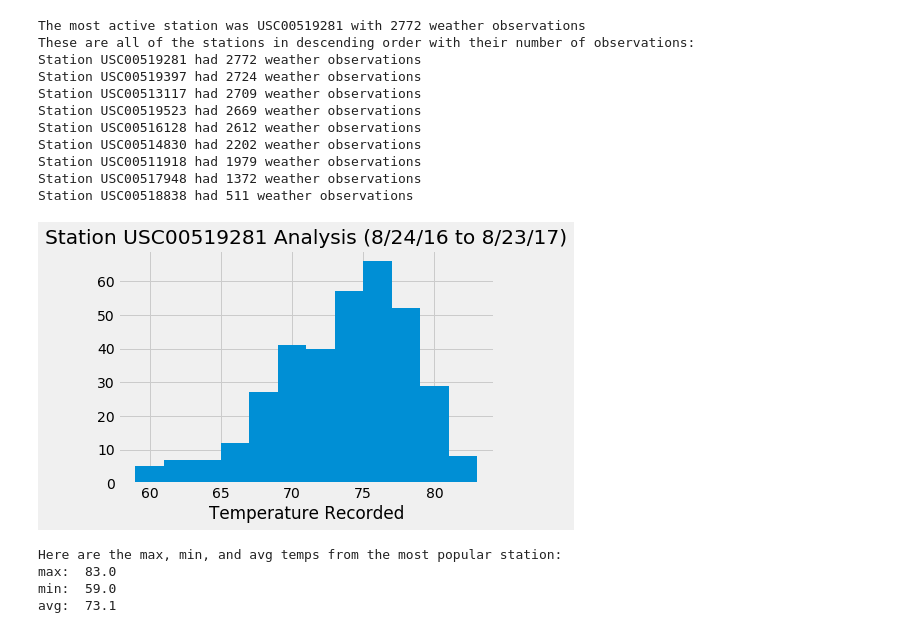
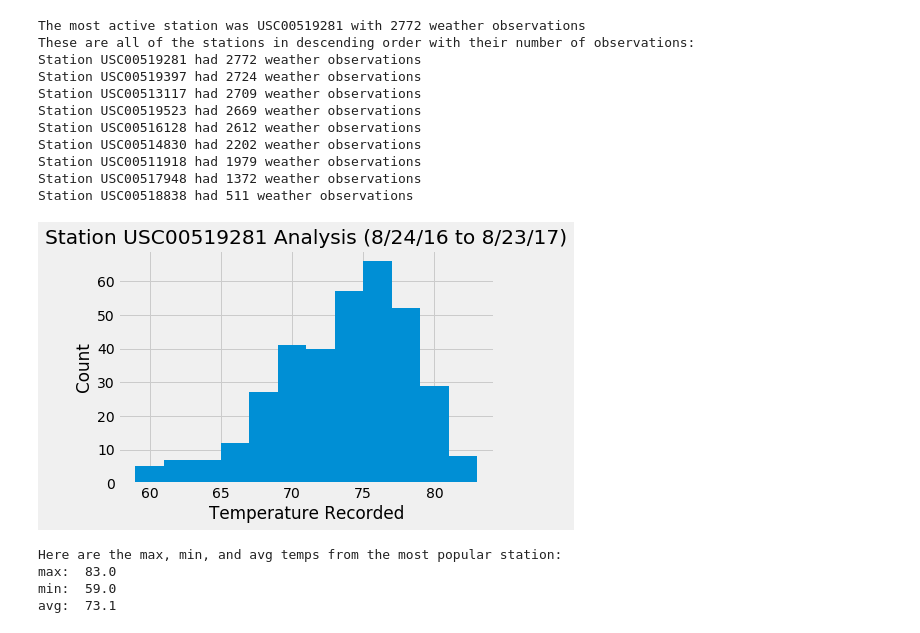
Before and after one commit to jakehollander97/sqlalchemy-challenge, a Jupyter notebook: climate_full.ipynb, the cells around one changed output. Cells and saved outputs as stored; diff of their text form; code cells hidden in the pictures.

```diff
--- a/climate_full.ipynb
+++ b/climate_full.ipynb
@@ -170,12 +170,13 @@ temp = session.query(Measurements.station, Measurements.date, Measurements.tobs)
 # %%
 temp_df = pd.DataFrame(temp)
 plt.hist(temp_df['tobs'], 12)
-plt.xlabel("Temperature Recorded")
+plt.xlabel('Temperature Recorded')
+plt.ylabel('Count')
 plt.title('Station '+most_pop+' Analysis (8/24/16 to 8/23/17)')
 
 plt.show()
 # %% [output]
-[figure, old version]
+[figure, new version]
 # %%
 # Using the station id from the previous query, calculate the lowest temperature recorded,
 # highest temperature recorded, and average temperature of the most active station?
```
